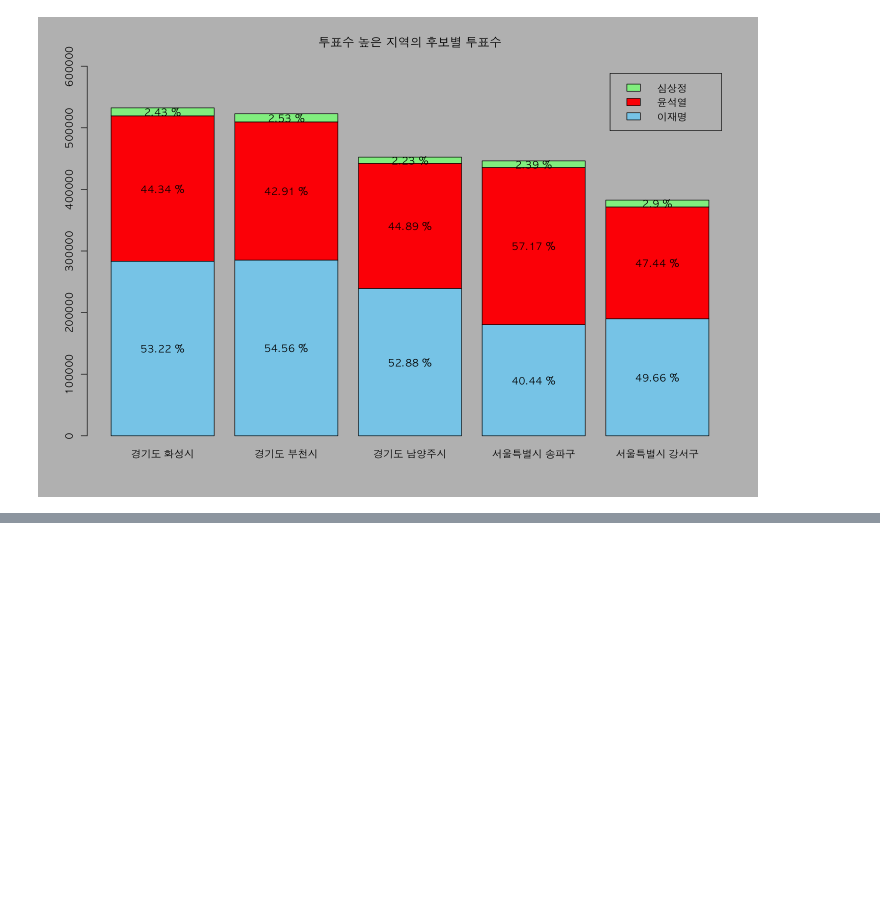
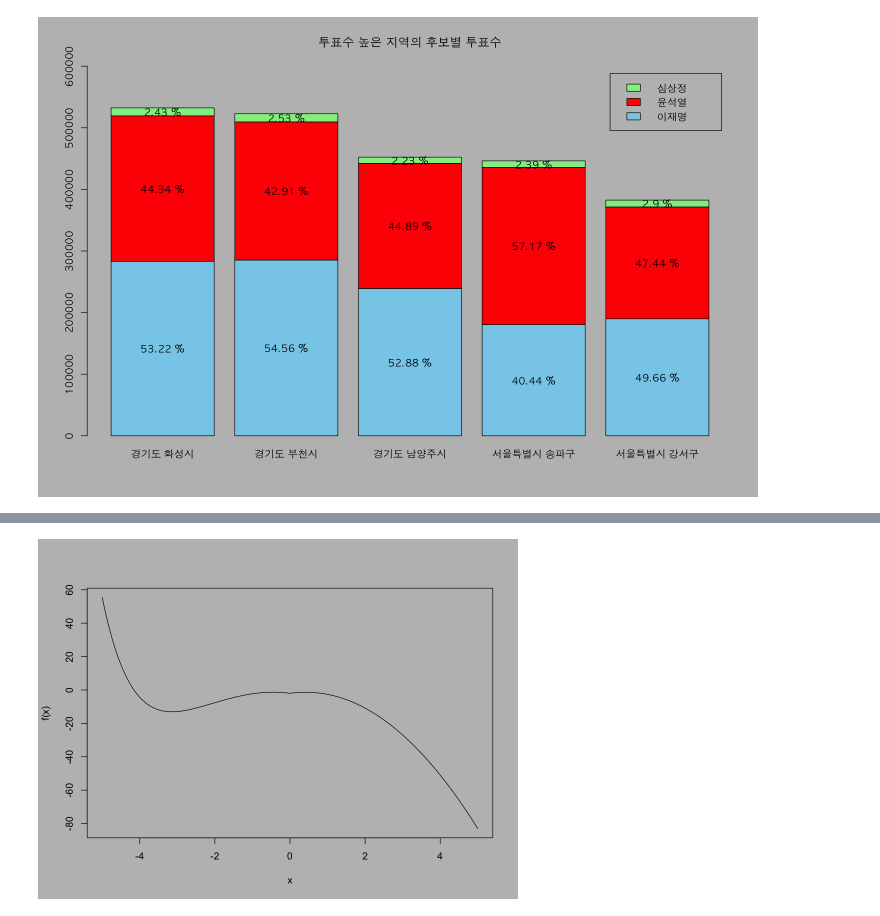
Before and after one commit to ForrestDPark/Rdevelope, a Jupyter notebook: work/12.데이터시각화2.ipynb, the cells around one changed output, grey strips where cells are left out. Saved outputs shown, nothing was run; the diff lists cells and outputs as text; code cells hidden in the pictures; blank space fills up the shorter version.

```diff
--- a/work/12.데이터시각화2.ipynb
+++ b/work/12.데이터시각화2.ipynb
@@ -467,0 +520,11 @@ A data.frame: 5 x 3
+# %%
+f<-function(x){
+    y = exp(-x) -4*x^2 +x +3*abs(x)-3
+    return(y)
+}
+
+x <- seq(-5,5,0.05)
+par(bg = 'grey')
+plot(x,f(x), type = 'l')
+# %% [output]
+[figure, added]
```
Also changed, not shown: parts of 10 cells of this notebook, 5 other files.
